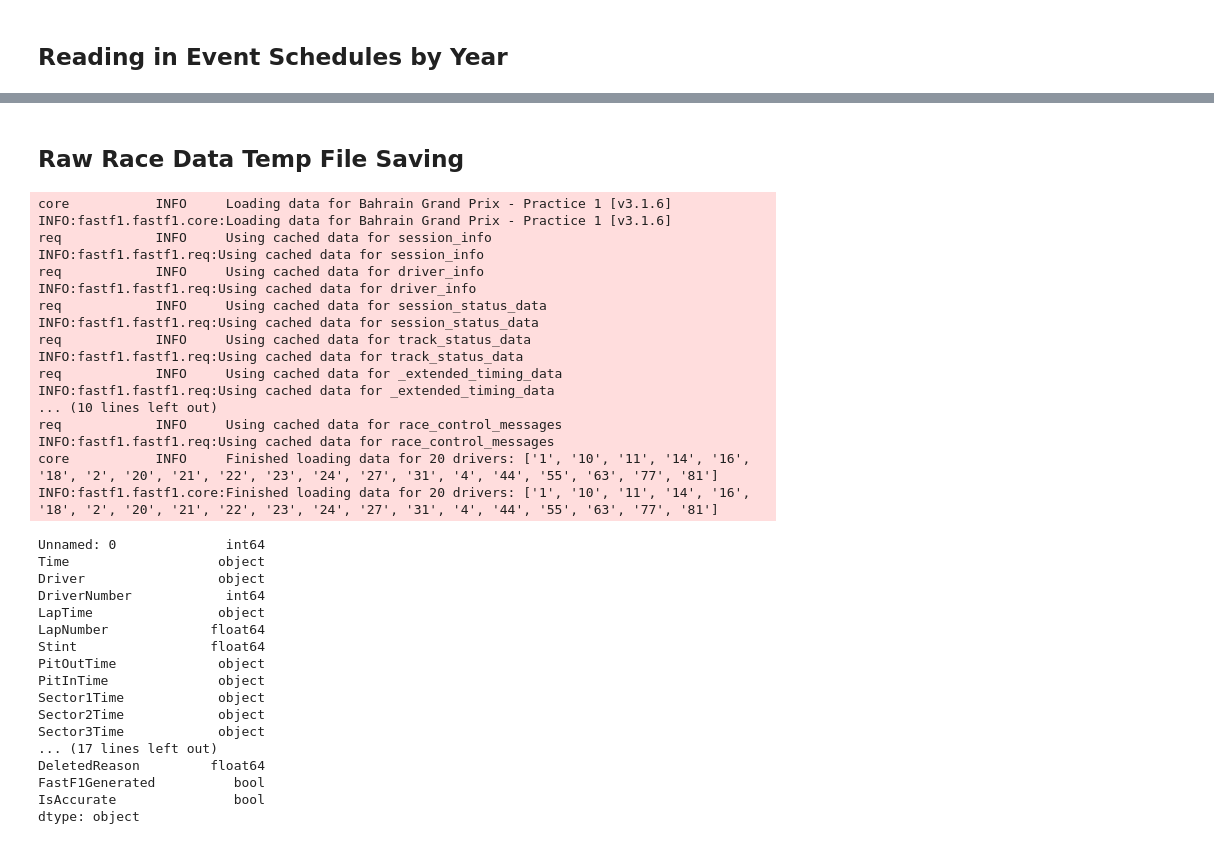
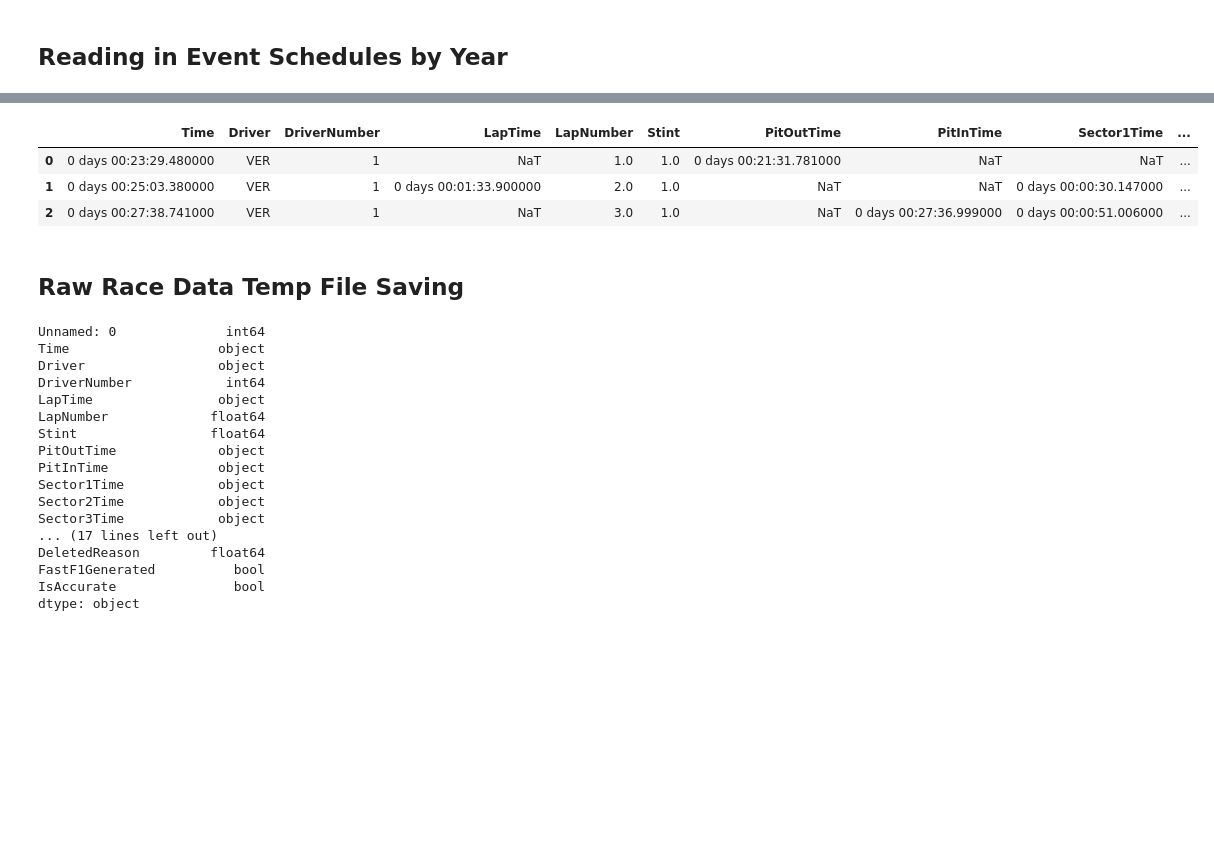
Before and after one commit to gfrovera/formula-one-analytics, a Jupyter notebook: eda_dev/init_datapulls.ipynb, the cells around one changed output, grey strips where cells are left out. Cells and saved outputs as stored; diff of their text form; code cells hidden in the pictures; blank space fills up the shorter version.

Commit message:
finished manager funcs create | insert, event and lap table tested

```diff
--- a/eda_dev/init_datapulls.ipynb
+++ b/eda_dev/init_datapulls.ipynb
@@ -12,6 +12,7 @@ import pyarrow.parquet as pq
 import pyarrow as pa
 import duckdb as db
 import yaml
+import datetime
 
 
 from time import sleep
@@ -27,8 +28,11 @@ logging.basicConfig(
     datefmt='%m/%d/%Y %I:%M:%S %p'
 )
 
+pd.set_option('display.max_columns', None)
+
 CACHE_PATH = Path('/workspaces/formula-one-analytics/data/.cache/')
 TMP_PATH = Path('/workspaces/formula-one-analytics/data/_tmp/')
+DB_PATH = Path('/workspaces/formula-one-analytics/src/duckdb/formula_one.db')
 
 # fastF1 data cache config
 if not CACHE_PATH.exists():
@@ -168,2 +257,9 @@ def temp_csver(df: pd.DataFrame, path: str|Path, temp_file_name: str, **kwargs)
+# %%
+# creating mapping dict to convert pandas to duckdb
+schema_dtype_mappings = yaml_loaders(file_path= '../src/schemas/DtypeMappings.yaml', header='mappings')
+
+# Creating database manager object
+manager = FormulaOneDBManager(db_module=db, dtype_mappings=schema_dtype_mappings,
+                              db_path=str(DB_PATH))
 # %% [markdown]
 ## Reading in Event Schedules by Year
@@ -181,0 +380,7 @@ eventDF.to_parquet('/workspaces/formula-one-analytics/data/eventCalendar.parquet
+# %%
+manager.con.execute('SELECT * FROM FONE_FP_LAPS LIMIT 3').df()
+# %% [output]
+|  | Time | Driver | DriverNumber | LapTime | LapNumber | Stint | PitOutTime | PitInTime | Sector1Time | ... |
+| 0 | 0 days 00:23:29.480000 | VER | 1 | NaT | 1.0 | 1.0 | 0 days 00:21:31.781000 | NaT | NaT | ... |
+| 1 | 0 days 00:25:03.380000 | VER | 1 | 0 days 00:01:33.900000 | 2.0 | 1.0 | NaT | NaT | 0 days 00:00:30.147000 | ... |
+| 2 | 0 days 00:27:38.741000 | VER | 1 | NaT | 3.0 | 1.0 | NaT | 0 days 00:27:36.999000 | 0 days 00:00:51.006000 | ... |
@@ -182,27 +390,5 @@ eventDF.to_parquet('/workspaces/formula-one-analytics/data/eventCalendar.parquet
 # %% [markdown]
 ## Raw Race Data Temp File Saving
-# %%
-my_race_session = fastf1.get_session(year=2023, gp=1, identifier=1)
-# my_race_session.load(telemetry=False, laps=False, weather=False, messages=False)
-my_race_session.load()
-# %% [output]
-core           INFO     Loading data for Bahrain Grand Prix - Practice 1 [v3.1.6]
-INFO:fastf1.fastf1.core:Loading data for Bahrain Grand Prix - Practice 1 [v3.1.6]
-req            INFO     Using cached data for session_info
-INFO:fastf1.fastf1.req:Using cached data for session_info
-req            INFO     Using cached data for driver_info
-INFO:fastf1.fastf1.req:Using cached data for driver_info
-req            INFO     Using cached data for session_status_data
-INFO:fastf1.fastf1.req:Using cached data for session_status_data
-req            INFO     Using cached data for track_status_data
-INFO:fastf1.fastf1.req:Using cached data for track_status_data
-req            INFO     Using cached data for _extended_timing_data
-INFO:fastf1.fastf1.req:Using cached data for _extended_timing_data
-... (10 lines left out)
-req            INFO     Using cached data for race_control_messages
-INFO:fastf1.fastf1.req:Using cached data for race_control_messages
-core           INFO     Finished loading data for 20 drivers: ['1', '10', '11', '14', '16', '18', '2', '20', '21', '22', '23', '24', '27', '31', '4', '44', '55', '63', '77', '81']
-INFO:fastf1.fastf1.core:Finished loading data for 20 drivers: ['1', '10', '11', '14', '16', '18', '2', '20', '21', '22', '23', '24', '27', '31', '4', '44', '55', '63', '77', '81']
 # %%
 # Getting session lap data, save to temp file
 # sessionLapData = pd.DataFrame(my_race_session.laps)
```
Also changed, not shown: parts of 15 cells of this notebook.
